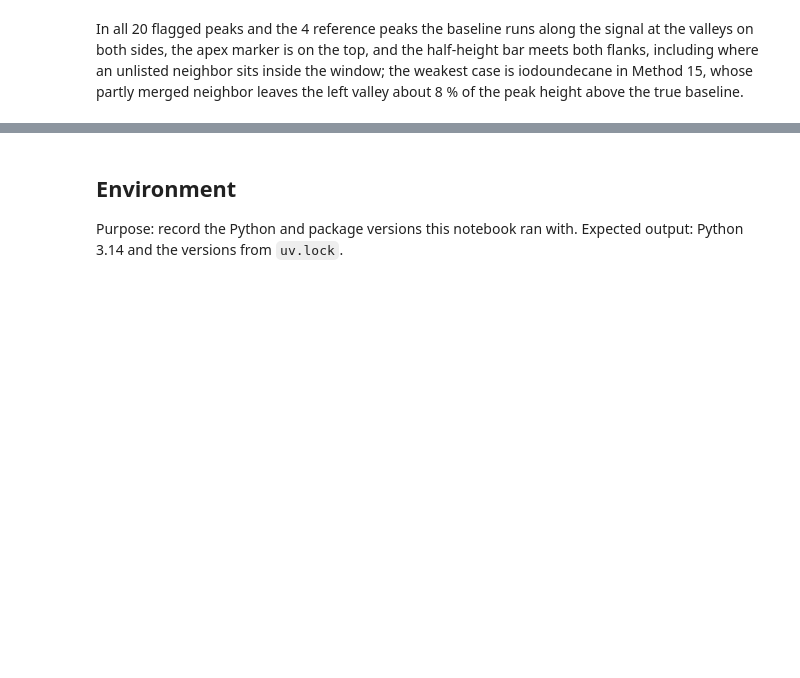
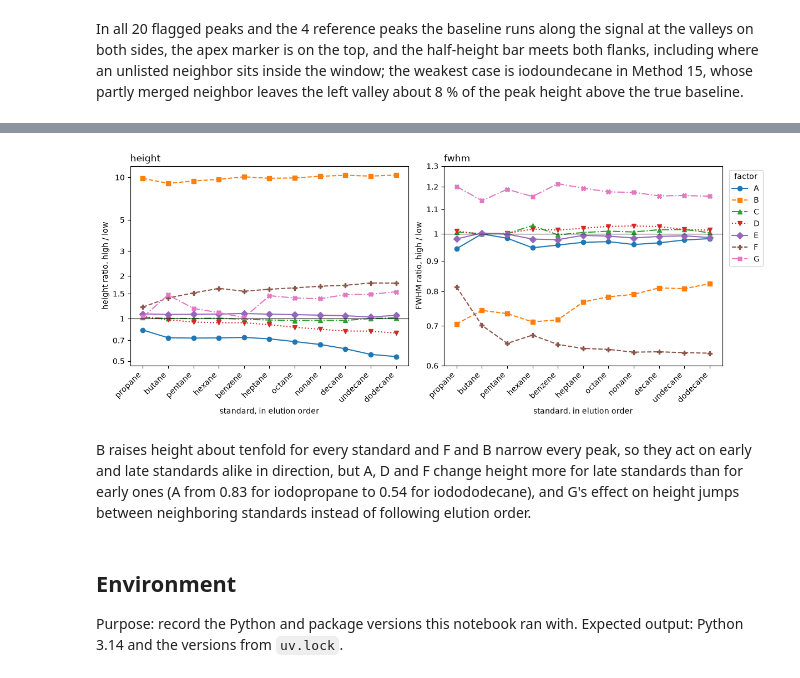
Before and after one commit to mabedin123/chem527-project, a Jupyter notebook: analysis.ipynb, the cells around one changed output, grey strips where cells are left out. Cells and saved outputs as stored; diff of their text form; code cells hidden in the pictures; blank space fills up the shorter version.

```diff
--- a/analysis.ipynb
+++ b/analysis.ipynb
@@ -465,3 +603,30 @@ In all 20 flagged peaks and the 4 reference peaks the baseline runs along the si
+# %%
+markers = ["o", "s", "^", "v", "D", "P", "X"]
+line_styles = ["-", "--", "-.", ":", "-", "--", "-."]
+order = np.arange(1, len(standards) + 1)
+
+fig, axes = plt.subplots(1, 2, figsize=(12, 4.8), layout="constrained")
+for ax, (response, axis_label) in zip(axes, [("height", "height ratio, high / low"),
+                                             ("fwhm", "FWHM ratio, high / low")]):
+    for factor, marker, line_style in zip(FACTORS, markers, line_styles):
+        ratios = (effects[(effects["response"] == response) & (effects["contrast"] == factor)]
+                  .set_index("standard").loc[standards, "ratio"])
+        ax.plot(order, ratios, marker=marker, linestyle=line_style, label=factor)
+    ax.axhline(1, color="black", linewidth=0.8)
+    ax.set_yscale("log")
+    ax.set_xticks(order, [name.removeprefix("iodo") for name in standards], rotation=45, ha="right")
+    ax.set_xlabel("standard, in elution order")
+    ax.set_ylabel(axis_label)
+    ax.set_title(response, loc="left")
+axes[1].legend(title="factor", loc="upper left", bbox_to_anchor=(1.01, 1))
+for ax, ticks in zip(axes, [[0.5, 0.7, 1, 1.5, 2, 3, 5, 10], [0.6, 0.7, 0.8, 0.9, 1, 1.1, 1.2, 1.3]]):
+    ax.yaxis.set_minor_locator(matplotlib.ticker.NullLocator())
+    ax.set_yticks(ticks, [f"{tick:g}" for tick in ticks])
+plt.show()
+# %% [output]
+[figure, added]
+# %% [markdown]
+B raises height about tenfold for every standard and F and B narrow every peak, so they act on early and late standards alike in direction, but A, D and F change height more for late standards than for early ones (A from 0.83 for iodopropane to 0.54 for iodododecane), and G's effect on height jumps between neighboring standards instead of following elution order.
 # %% [markdown]
 ## Environment
 
```
Also changed, not shown: parts of 6 cells of this notebook.
